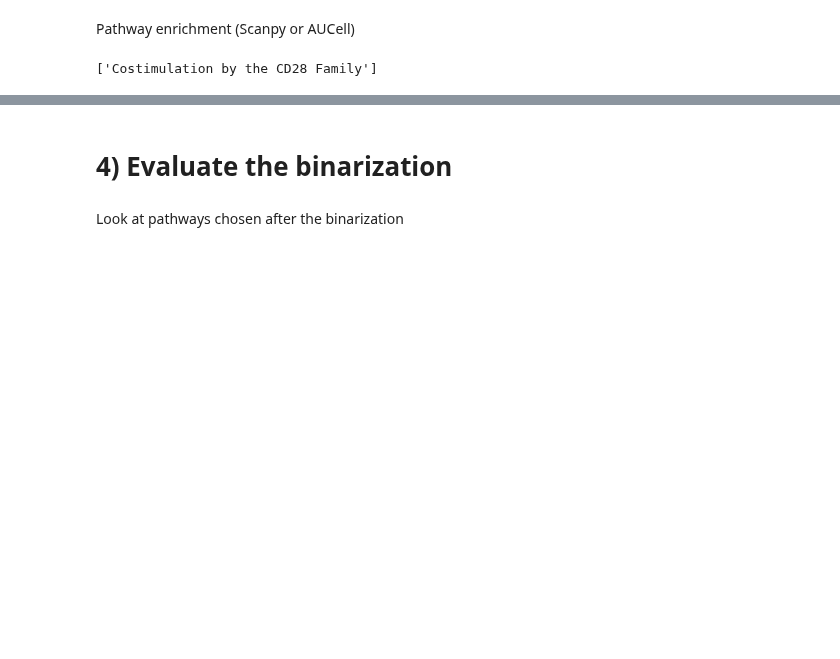
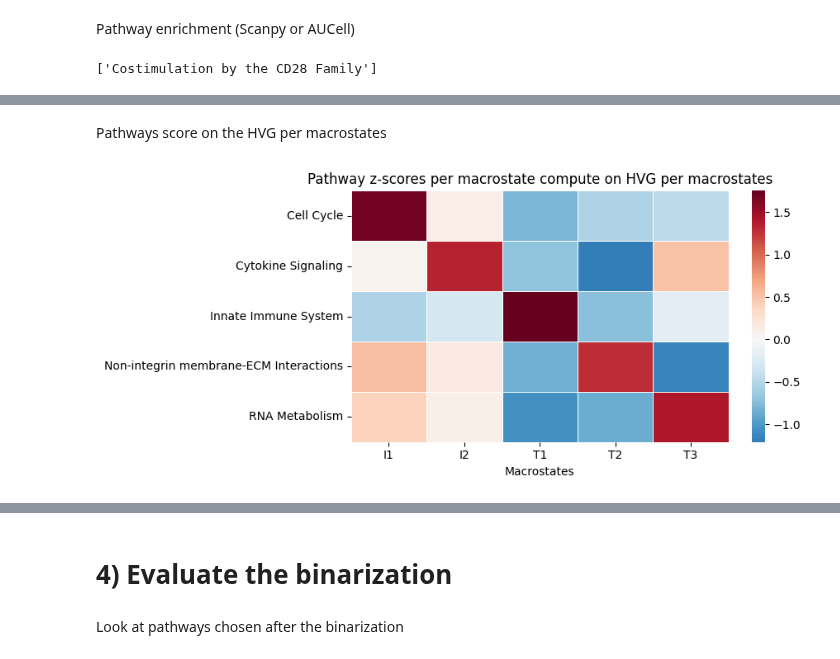
Before and after one commit to Augugustine/CITE-seq-analysis-CLL, a Jupyter notebook: 3- Boolean model/Binarization.ipynb, the cells around one changed output, grey strips where cells are left out. Saved outputs shown, nothing was run; the diff lists cells and outputs as text; code cells hidden in the pictures; blank space fills up the shorter version.

```diff
--- a/3- Boolean model/Binarization.ipynb
+++ b/3- Boolean model/Binarization.ipynb
@@ -482,0 +483,31 @@ plt.show()
+# %% [markdown]
+Pathways score on the HVG per macrostates
+# %%
+# Compute score for each cell for each pathway on the HVG per macrostates
+for name, gene_list in pathways.items():
+    gene_list_filtered = [g for g in gene_list if g in adata_hvg.var_names]
+    if len(gene_list_filtered) == 0:
+        print(f"No genes found for {name}")
+        continue
+    sc.tl.score_genes(adata_hvg, gene_list=gene_list_filtered, score_name=name)
+
+scores = list(pathways.keys())
+mean_scores = (
+    adata_hvg.obs
+    .groupby("macrostates")[scores]
+    .mean())
+
+# Plot z-score for each macrostate per pathway
+plt.figure(figsize=(9, 4))
+
+mean_scores_z_hvg = mean_scores.apply(lambda x: (x - x.mean()) / x.std(), axis=0)
+
+sns.heatmap(mean_scores_z_hvg.T,cmap="RdBu_r",center=0,linewidths=0.5)
+
+plt.title("Pathway z-scores per macrostate compute on HVG per macrostates")
+plt.xlabel("Macrostates")
+plt.tight_layout()
+plt.savefig(f"{output_directory}/pathways_macrostates_hvg.png", dpi=300, bbox_inches="tight")
+plt.show()
+# %% [output]
+[figure, added]
```
Also changed, not shown: parts of 3 cells of this notebook.
